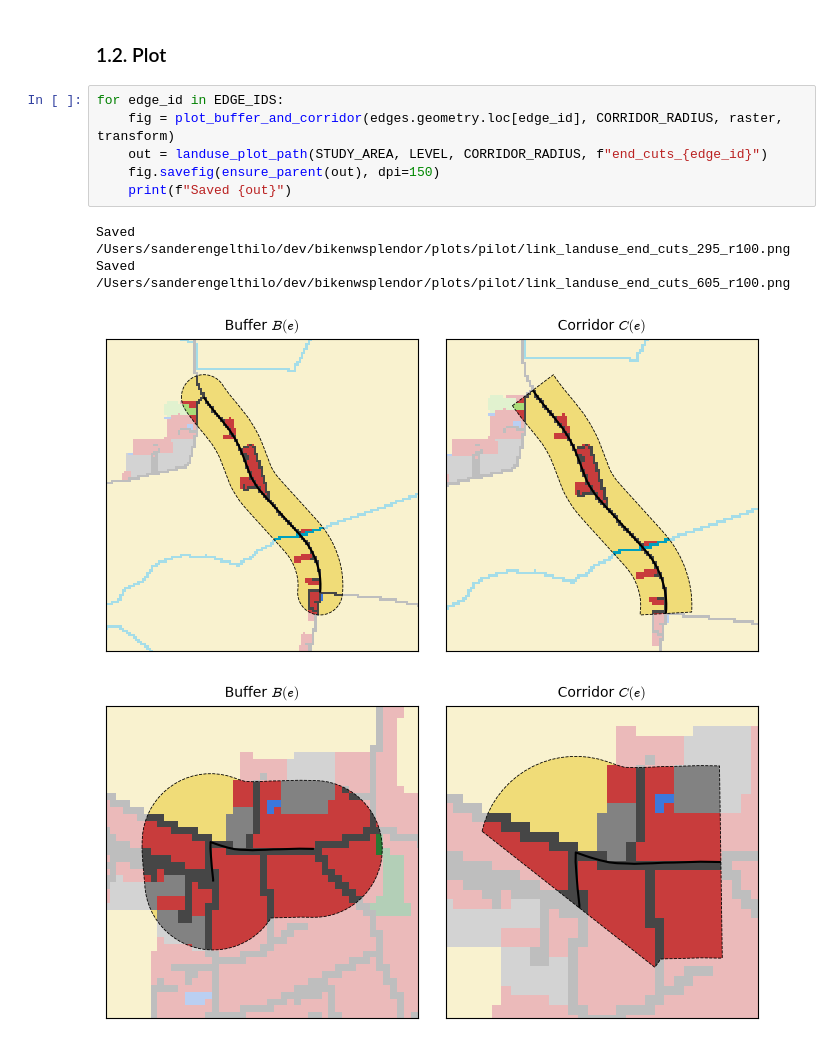
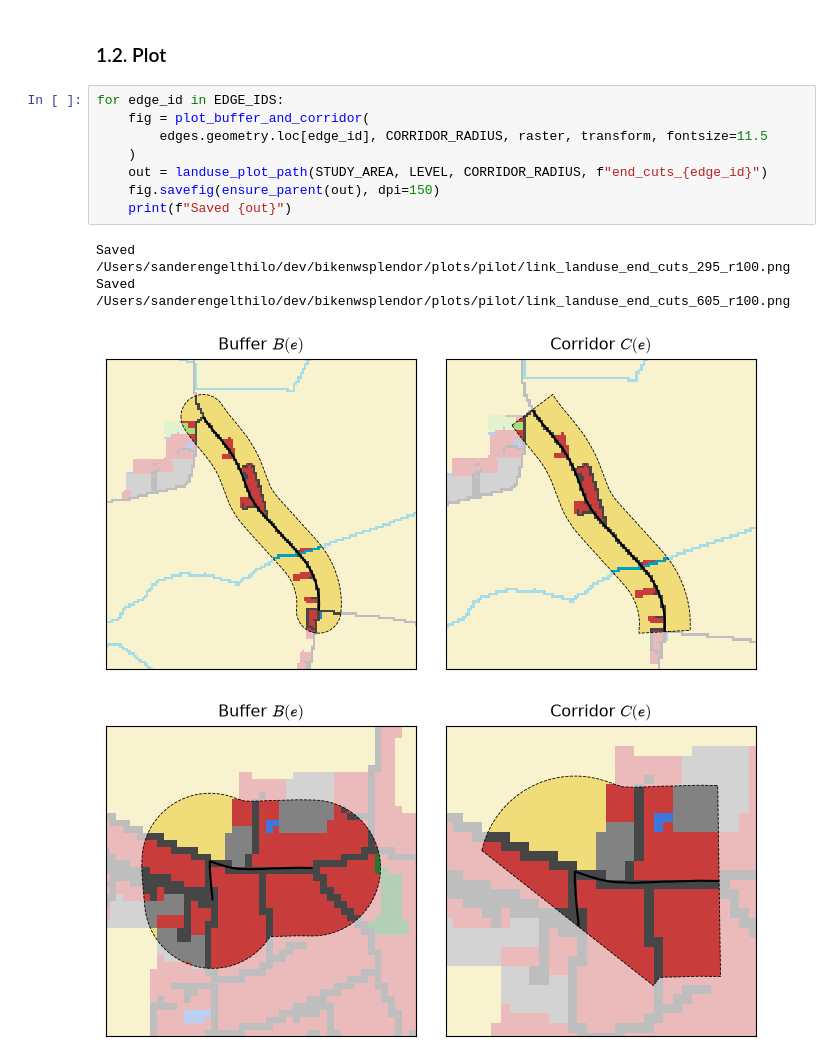
Before and after one commit to sanderengel/bikenwsplendor, a Jupyter notebook: notebooks/plotting/link_end_cuts.ipynb, the cells around one changed output. Drawn from its saved outputs; the diff is of its cells as text.

Commit message:
chore(plotting): update buffer/corridor plots with larger fontsize

```diff
--- a/notebooks/plotting/link_end_cuts.ipynb
+++ b/notebooks/plotting/link_end_cuts.ipynb
@@ -37,12 +37,14 @@ OUT = landuse_plot_path(STUDY_AREA, LEVEL, CORRIDOR_RADIUS, DETAIL)
 ### 1.2. Plot
 # %%
 for edge_id in EDGE_IDS:
-    fig = plot_buffer_and_corridor(edges.geometry.loc[edge_id], CORRIDOR_RADIUS, raster, transform)
+    fig = plot_buffer_and_corridor(
+        edges.geometry.loc[edge_id], CORRIDOR_RADIUS, raster, transform, fontsize=11.5
+    )
     out = landuse_plot_path(STUDY_AREA, LEVEL, CORRIDOR_RADIUS, f"end_cuts_{edge_id}")
     fig.savefig(ensure_parent(out), dpi=150)
     print(f"Saved {out}")
 # %% [output]
 Saved /Users/sanderengelthilo/dev/bikenwsplendor/plots/pilot/link_landuse_end_cuts_295_r100.png
 Saved /Users/sanderengelthilo/dev/bikenwsplendor/plots/pilot/link_landuse_end_cuts_605_r100.png
-[figure, old version]
+[figure, new version]
-[figure, old version]
+[figure, new version]
```
